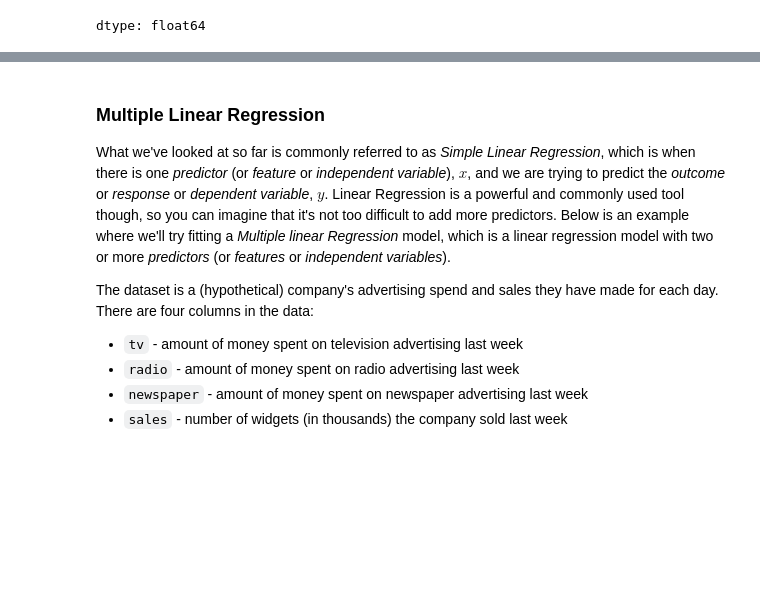
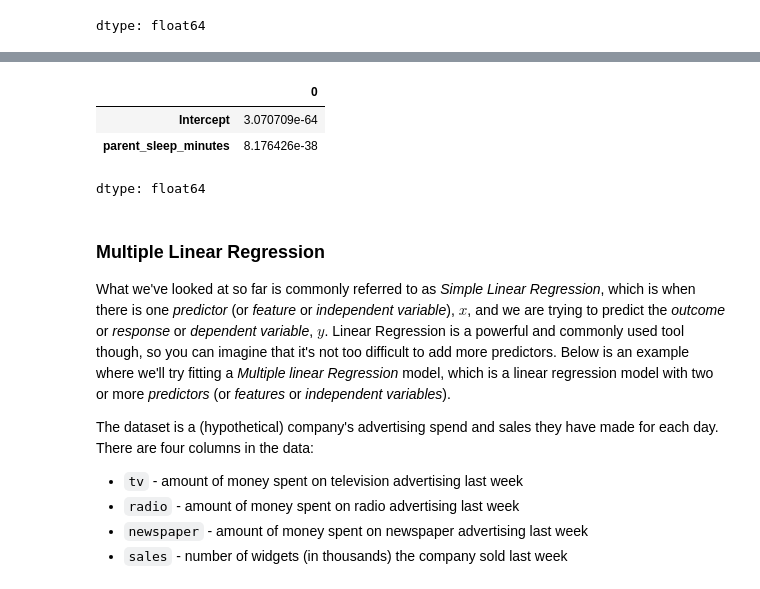
Before and after one commit to Cadogan303/CS3120, a Jupyter notebook: lab01_linear_regression.ipynb, the cells around one changed output, grey strips where cells are left out. Saved outputs shown, nothing was run; the diff lists cells and outputs as text; code cells hidden in the pictures; blank space fills up the shorter version.

```diff
--- a/lab01_linear_regression.ipynb
+++ b/lab01_linear_regression.ipynb
@@ -632,3 +680,10 @@ dtype: float64
+# %%
+sm_lm_min.pvalues
+# %% [output]
+|  | 0 |
+| Intercept | 3.070709e-64 |
+| parent_sleep_minutes | 8.176426e-38 |
+dtype: float64
 # %% [markdown]
 ### Multiple Linear Regression
 
```
Also changed, not shown: parts of 2 cells of this notebook.
